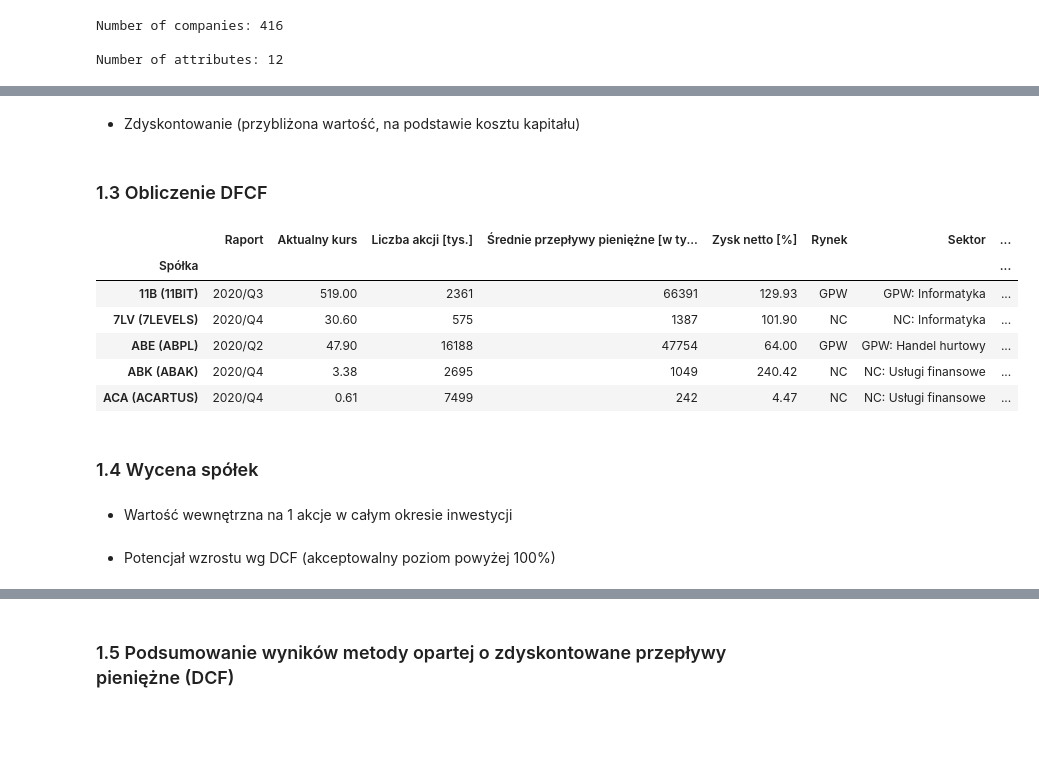
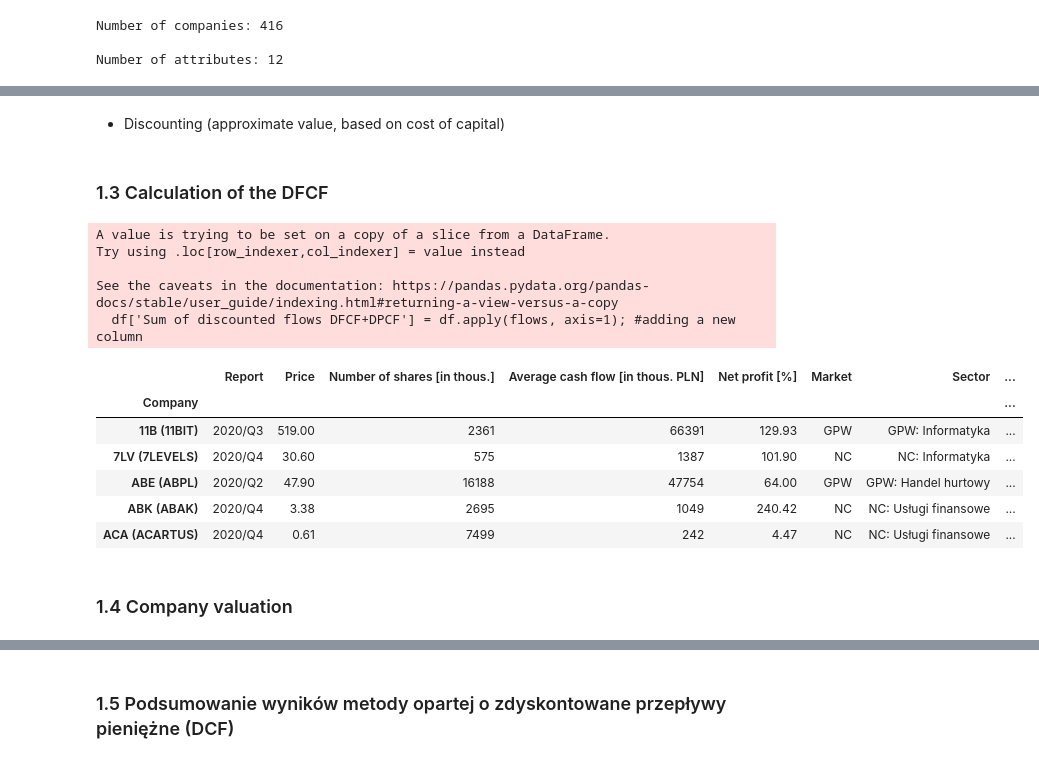
Before and after one commit to TomekSwiatek/Valuation-of-shares-of-selected-companies, a Jupyter notebook: Valuation of shares of selected companies.ipynb, the cells around one changed output, grey strips where cells are left out. Saved outputs shown, nothing was run; the diff lists cells and outputs as text; code cells hidden in the pictures; blank space fills up the shorter version.

Commit message:
add description of method based on discounted cash flow (DCF)

```diff
--- a/Valuation of shares of selected companies.ipynb
+++ b/Valuation of shares of selected companies.ipynb
@@ -13,7 +13,7 @@ import matplotlib.pyplot as plt
 import seaborn as sns
 # %%
 file = pd.ExcelFile('Companies for valuation.xlsx') #loading the file  .xls
-df = file.parse('Data', names = ['Company', 'Report', 'Actual price', 'Number of shares [in thous.]',
+df = file.parse('Data', names = ['Company', 'Report', 'Price', 'Number of shares [in thous.]',
                                  'Average cash flow [in thous. PLN]', 'Net profit [%]', 'Market',
                                  'Sector', 'Industry', 'Book value per share 5 years (average) [%]',
                                  'Price / Book Value', 'Price / Profit', 'ROE [%]']) #convert excel table into data frame
@@ -110,7 +110,7 @@ memory usage: 42.2+ KB
 # %%
 #Convert columns to numeric
 
-df["Actual price"] = pd.to_numeric(df["Actual price"])
+df["Price"] = pd.to_numeric(df["Price"])
 df["Number of shares [in thous.]"] = pd.to_numeric(df["Number of shares [in thous.]"])
 df["Average cash flow [in thous. PLN]"] = pd.to_numeric(df["Average cash flow [in thous. PLN]"])
 df["Net profit [%]"] = pd.to_numeric(df["Net profit [%]"])*100 #Conversion of the percentages
@@ -153,4 +150,0 @@ Poniższe wyliczenia są oparte na tej metodzie i dostosowane do otoczenia rynko
-# %%
-#Wybór spółek tylko z dodanimi przepływami i wzrostem zysku
-df = df[ (df['Średnie przepływy pieniężne [w tys. PLN]'] > 0) & (df['Zysk netto [%]'] >0 ) ]
-df.sample(5)
@@ -238,0 +151,4 @@ Name: Zysk netto [%], Length: 226, dtype: float64
+# %%
+#Selection of companies only with positive cash flows and profit growth
+df = df[ (df['Average cash flow [in thous. PLN]'] > 0) & (df['Net profit [%]'] > 0 ) ]
+df.sample(5)
@@ -263,51 +261,54 @@ y=10
 # %%
 ya=20
-# %% [markdown]
-- Zdyskontowanie (przybliżona wartość, na podstawie kosztu kapitału)
+# %% [markdown]
+- Discounting (approximate value, based on cost of capital)
 # %%
 d=0.1
 # %% [markdown]
-### 1.3 Obliczenie DFCF
+### 1.3 Calculation of the DFCF
 # %%
-def przeplywy(dane):
+def flows(data):
 
-    #Suma zdyskontowanych przepływów w bazowym okresie
+    #Sum of discounted cash flows in the base period
     cf = 0
     cfl = [0]
     dfcf = 0
     dfcft = 0
     dpcf = 0
     dpcft = 0
 
     for i in range(1, y + 1):
-        cf = dane['Średnie przepływy pieniężne [w tys. PLN]'] * 1000 * (1 + dane['Zysk netto [%]'] / 100) ** i   #przepływy w kolejnych latach
-        cfl.append(cf)     #dodanie przepływów do listy
+        cf = data['Average cash flow [in thous. PLN]'] * 1000 * (1 + data['Net profit [%]'] / 100) ** i;   #cash flows in the following years
+        cfl.append(cf)     #adding flows to the list
 
-        dfcf = cf / (( 1 + d) ** i) #zdyskontowane przepływy w kolejnych latach
-        dfcft = dfcft + dfcf;  #suma zdyskontowanych przepływów
+        dfcf = cf / (( 1 + d) ** i) #discounted flows in the following years
+        dfcft = dfcft + dfcf;       #sum of discounted cash flows
 
 
-    #Suma zdyskontowanych przepływów w dodatkowym okresie
+    #The sum of discounted cash flows in the additional period
 
     for i in range(1, ya + 1):
-        pcf = cfl[y] * (1 + (dane['Zysk netto [%]'] / 100) / 2) ** i  #przepływy w kolejnych latach zaczynając od końca badanego okresu, założony wzrost zysku o 50% mniejszy
+        pcf = cfl[y] * (1 + (data['Net profit [%]'] / 100) / 2) ** i  #cash flows in subsequent years, starting from the end of the analyzed period, the assumed increase in profit is lower by 50%
 
-        dpcf = pcf / ((1 + d) ** (i + y)) #zdyskontowane przepływy w kolejnych latach zaczynając od końca badanego okresu
-        dpcft = dpcft + dpcf;      #suma zdyskontowanych przepływów
+        dpcf = pcf / ((1 + d) ** (i + y)) #discounted flows in subsequent years, starting from the end of the analyzed period
+        dpcft = dpcft + dpcf;      #sum of discounted cash flows
 
     return round(dfcft + dpcft, 2);
 
-df['Suma zdyskontowanych przepływów DFCF+DPCF'] = df.apply(przeplywy, axis=1) #dodanie nowej kolumny
+df['Sum of discounted flows DFCF+DPCF'] = df.apply(flows, axis=1); #adding a new column
 df.head(5)
 # %% [output]
+A value is trying to be set on a copy of a slice from a DataFrame.
+Try using .loc[row_indexer,col_indexer] = value instead
+
+See the caveats in the documentation: https://pandas.pydata.org/pandas-docs/stable/user_guide/indexing.html#returning-a-view-versus-a-copy
+  df['Sum of discounted flows DFCF+DPCF'] = df.apply(flows, axis=1); #adding a new column
-|  | Raport | Aktualny kurs | Liczba akcji [tys.] | Średnie przepływy pieniężne [w ty... | Zysk netto [%] | Rynek | Sektor | ... |
-| Spółka |  |  |  |  |  |  |  | ... |
+|  | Report | Price | Number of shares [in thous.] | Average cash flow [in thous. PLN] | Net profit [%] | Market | Sector | ... |
+| Company |  |  |  |  |  |  |  | ... |
 | 11B (11BIT) | 2020/Q3 | 519.00 | 2361 | 66391 | 129.93 | GPW | GPW: Informatyka | ... |
 | 7LV (7LEVELS) | 2020/Q4 | 30.60 | 575 | 1387 | 101.90 | NC | NC: Informatyka | ... |
 | ABE (ABPL) | 2020/Q2 | 47.90 | 16188 | 47754 | 64.00 | GPW | GPW: Handel hurtowy | ... |
 | ABK (ABAK) | 2020/Q4 | 3.38 | 2695 | 1049 | 240.42 | NC | NC: Usługi finansowe | ... |
 | ACA (ACARTUS) | 2020/Q4 | 0.61 | 7499 | 242 | 4.47 | NC | NC: Usługi finansowe | ... |
 # %% [markdown]
-### 1.4 Wycena spółek
+### 1.4 Company valuation
-# %% [markdown]
-- Wartość wewnętrzna na 1 akcje w całym okresie inwestycji
@@ -320,2 +314,0 @@ df['Wartość wewnętrzna na 1 akcje wg DCF'] = df.apply(wartosc, axis=1)    #do
-# %% [markdown]
-- Potencjał wzrostu wg DCF (akceptowalny poziom powyżej 100%)
```
Also changed, not shown: parts of 46 cells of this notebook, 1 other file.
